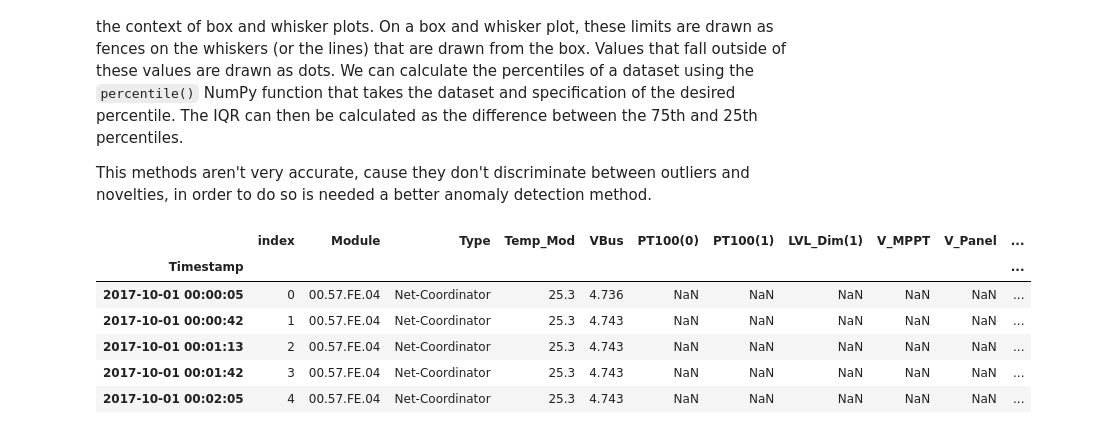
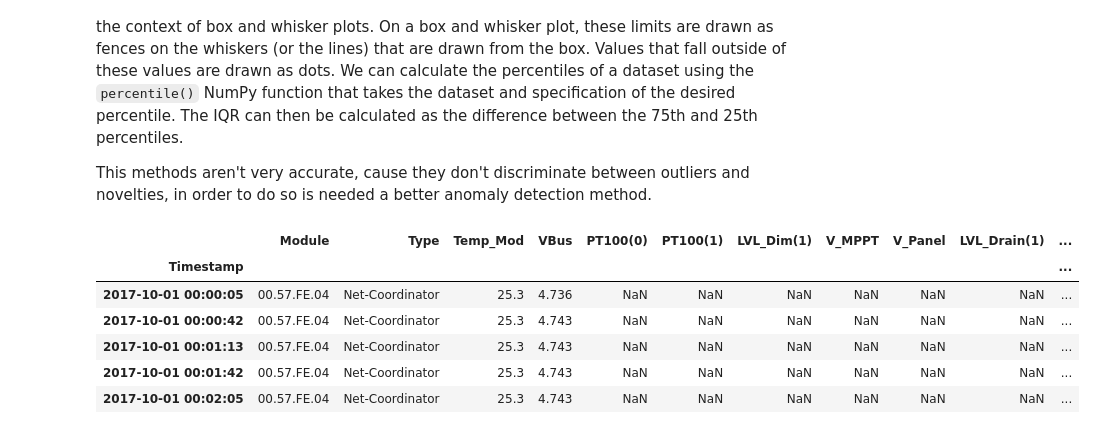
Before and after one commit to Charlie5DH/WSN, a Jupyter notebook: Notebooks/Anomalies.ipynb, the cells around one changed output. Drawn from its saved outputs; the diff is of its cells as text; code cells hidden in the pictures.

```diff
--- a/Notebooks/Anomalies.ipynb
+++ b/Notebooks/Anomalies.ipynb
@@ -49,13 +82,13 @@ column_names=['Timestamp','Module','Type','Temp_Mod', 'VBus',
 # %%
 # Loading the data
 df = pd.read_csv('../../Features.csv', usecols=column_names, parse_dates=['Timestamp'], infer_datetime_format=True)
-df = rssi.add_date_features(df)
+df = anm.add_date_features(df)
 df.head()
 # %% [output]
-|  | index | Module | Type | Temp_Mod | VBus | PT100(0) | PT100(1) | LVL_Dim(1) | V_MPPT | V_Panel | ... |
+|  | Module | Type | Temp_Mod | VBus | PT100(0) | PT100(1) | LVL_Dim(1) | V_MPPT | V_Panel | LVL_Drain(1) | ... |
 | Timestamp |  |  |  |  |  |  |  |  |  |  | ... |
-| 2017-10-01 00:00:05 | 0 | 00.57.FE.04 | Net-Coordinator | 25.3 | 4.736 | NaN | NaN | NaN | NaN | NaN | ... |
-| 2017-10-01 00:00:42 | 1 | 00.57.FE.04 | Net-Coordinator | 25.3 | 4.743 | NaN | NaN | NaN | NaN | NaN | ... |
-| 2017-10-01 00:01:13 | 2 | 00.57.FE.04 | Net-Coordinator | 25.3 | 4.743 | NaN | NaN | NaN | NaN | NaN | ... |
-| 2017-10-01 00:01:42 | 3 | 00.57.FE.04 | Net-Coordinator | 25.3 | 4.743 | NaN | NaN | NaN | NaN | NaN | ... |
-| 2017-10-01 00:02:05 | 4 | 00.57.FE.04 | Net-Coordinator | 25.3 | 4.743 | NaN | NaN | NaN | NaN | NaN | ... |
+| 2017-10-01 00:00:05 | 00.57.FE.04 | Net-Coordinator | 25.3 | 4.736 | NaN | NaN | NaN | NaN | NaN | NaN | ... |
+| 2017-10-01 00:00:42 | 00.57.FE.04 | Net-Coordinator | 25.3 | 4.743 | NaN | NaN | NaN | NaN | NaN | NaN | ... |
+| 2017-10-01 00:01:13 | 00.57.FE.04 | Net-Coordinator | 25.3 | 4.743 | NaN | NaN | NaN | NaN | NaN | NaN | ... |
+| 2017-10-01 00:01:42 | 00.57.FE.04 | Net-Coordinator | 25.3 | 4.743 | NaN | NaN | NaN | NaN | NaN | NaN | ... |
+| 2017-10-01 00:02:05 | 00.57.FE.04 | Net-Coordinator | 25.3 | 4.743 | NaN | NaN | NaN | NaN | NaN | NaN | ... |
```
Also changed, not shown: parts of 40 cells of this notebook.
